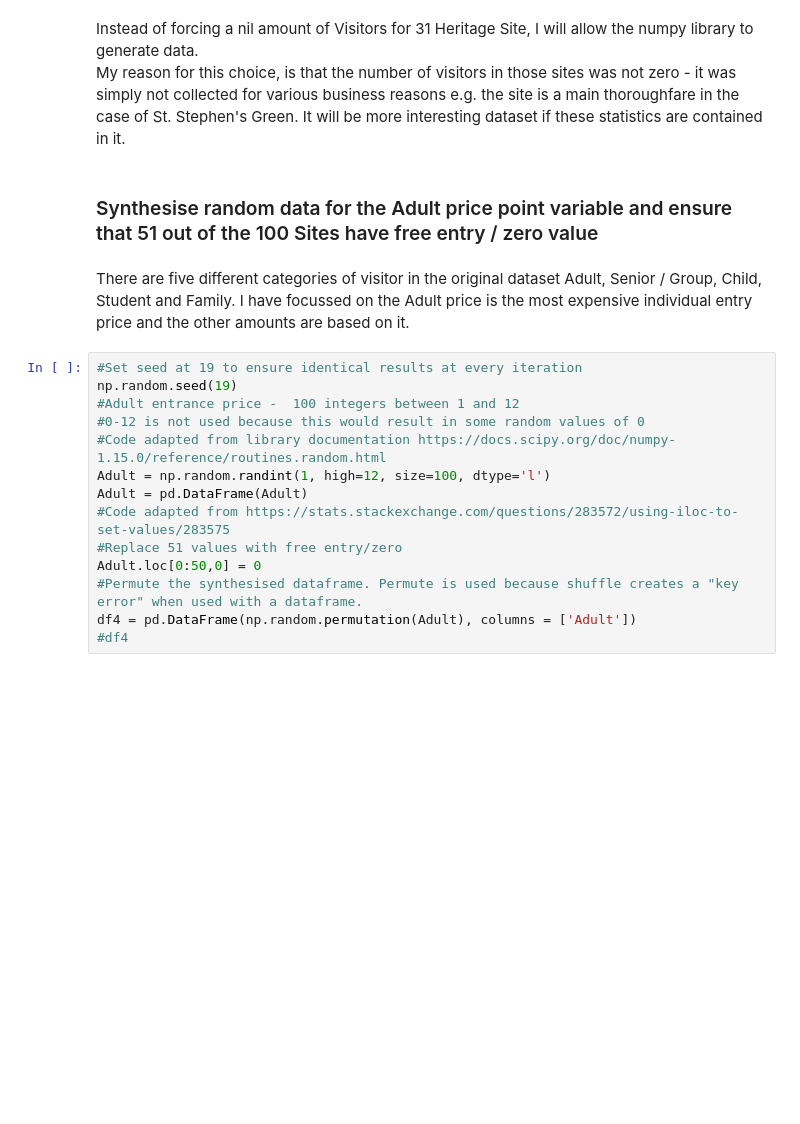
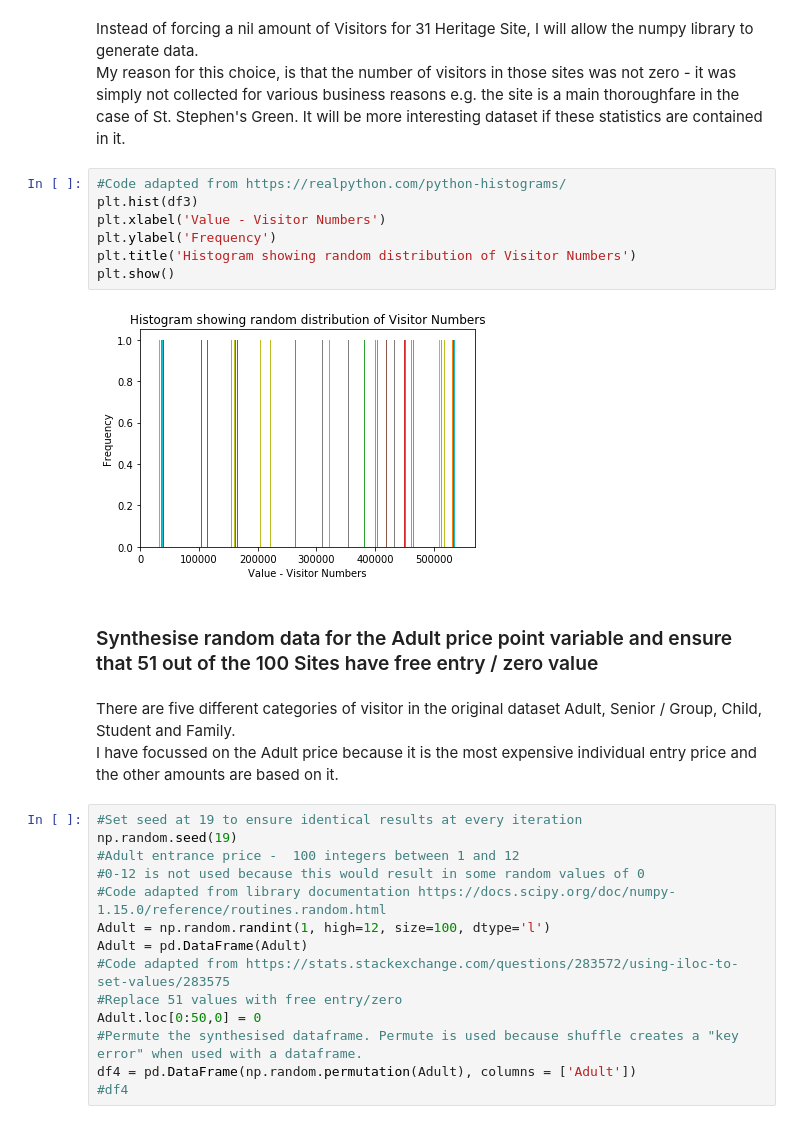
Before and after one commit to ClodaghMurphy/ProgDA_ProjectDec2019, a Jupyter notebook: ProgDA_ProjectDec2019.ipynb, the cells around one changed output. Cells and saved outputs as stored; diff of their text form; blank space fills up the shorter version.

```diff
--- a/ProgDA_ProjectDec2019.ipynb
+++ b/ProgDA_ProjectDec2019.ipynb
@@ -189,12 +177,21 @@ df3 = pd.DataFrame((np.random.randint(0, high=553348, size=100, dtype='l')), col
 # %% [markdown]
 Instead of forcing a nil amount of Visitors for 31 Heritage Site, I will allow the numpy library to generate data.<br>
 My reason for this choice, is that the number of visitors in those sites was not zero - it was simply not collected for various business reasons e.g. the site is a main thoroughfare in the case of St. Stephen's Green. It will be more interesting dataset if these statistics are contained in it.
+# %%
+#Code adapted from https://realpython.com/python-histograms/
+plt.hist(df3)
+plt.xlabel('Value - Visitor Numbers')
+plt.ylabel('Frequency')
+plt.title('Histogram showing random distribution of Visitor Numbers')
+plt.show()
+# %% [output]
+[figure, added]
 # %% [markdown]
 ### Synthesise random data for the Adult price point variable and ensure that 51 out of the 100 Sites have free entry / zero value
 # %% [markdown]
 There are five different categories of visitor in the original dataset
-Adult, Senior / Group, Child, Student and Family.
-I have focussed on the Adult price is the most expensive individual entry price and the other amounts are based on it.
+Adult, Senior / Group, Child, Student and Family.<br>
+I have focussed on the Adult price because it is the most expensive individual entry price and the other amounts are based on it.
 # %%
 #Set seed at 19 to ensure identical results at every iteration
 np.random.seed(19)
```
Also changed, not shown: parts of 19 cells of this notebook, 1 other file.
